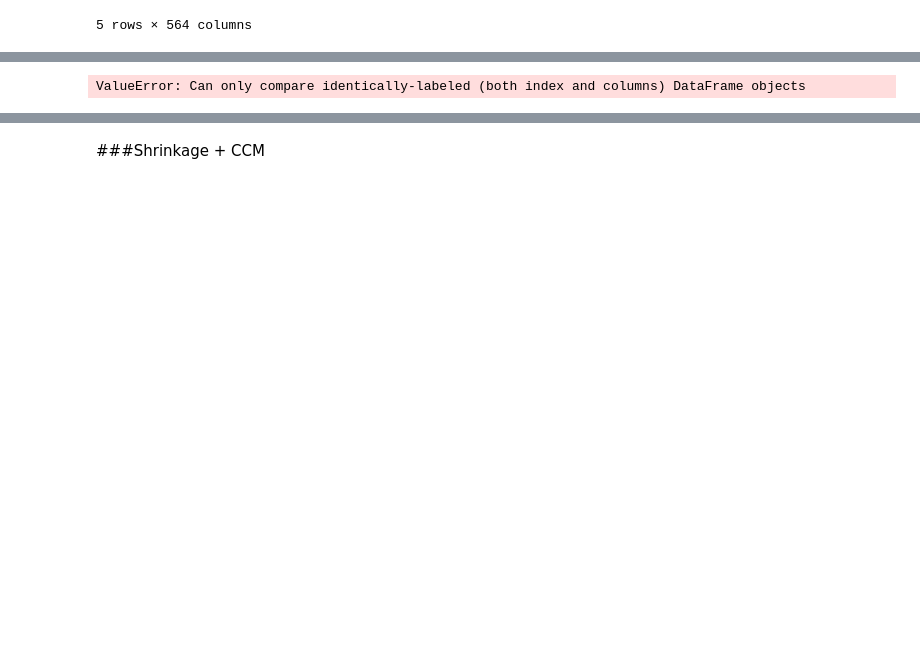
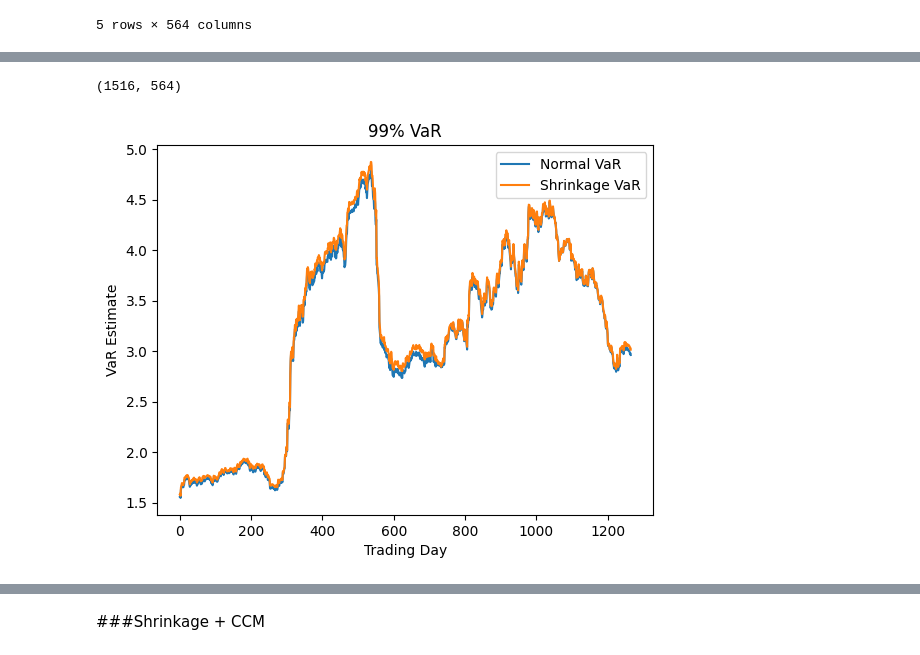
Before and after one commit to minhanhh1/MasterArbeitCode, a Jupyter notebook: SchätzungVaR.ipynb, the cells around one changed output, grey strips where cells are left out. Cells and saved outputs as stored; diff of their text form; code cells hidden in the pictures; blank space fills up the shorter version.

Commit message:
add function to estimate shrinkage VKM

```diff
--- a/SchätzungVaR.ipynb
+++ b/SchätzungVaR.ipynb
@@ -78,7 +73,6 @@ returns.head(5)
 # %%
 # Drop NA
 returns = returns.dropna()
-
 #Definiere Gewichte
 gewicht = 1/len(df.columns)
 
@@ -86,5 +80,5 @@ gewicht = 1/len(df.columns)
 sampleSize = len(returns)
 windowSize = 250
 testWindowSize = sampleSize-windowSize
-
-V = df[windowSize+1:len(df)]*gewicht
+print(testWindowSize)
+V = df[windowSize:len(df)]*gewicht
@@ -91,3 +107,7 @@ V = df[windowSize+1:len(df)]*gewicht
+# %%
+returns.shape
+# %% [output]
+(1516, 564)
 # %%
 #VaR Konfidenzniveau
 pVaR = 0.999
@@ -99,35 +120,45 @@ normalVaR = np.zeros(testWindowSize)
 # %%
 normalPortfolioSigmas = pd.DataFrame()
 normalVaR = pd.DataFrame()
+shrinkageVaR = pd.DataFrame()
 portfolioGewinnVerlust = pd.DataFrame()
 for t in range(testWindowSize):
     k = windowSize + t
 
     # Berechnen der Kovarianzmatrix
     df_test = df[t:k]
-    returnsData = returns[t:k]
+    returnsData = returns[t:k].reset_index(drop=True)
     covMatrix = np.cov(returnsData, rowvar=False)
-
+    shrinkage_cov = covCor(returnsData)
+    #print(shrinkage_cov.shape)
     # Berechnen der Standardabweichung der Portfolio-Renditen
-    v = V.iloc[t, :]
+    v = V.iloc[t, :].reset_index(drop=True)
     v_trans = v.T
-    sigma = np.sqrt(v@covMatrix@v_trans)
+    # Berechne Stichproben-VKM sigma
+    sigma = np.sqrt(v_trans@covMatrix@v)
     normalPortfolioSigmas.loc[t,'Sigma'] = sigma
-
-    # Speichern der VaR-Werte
-    normalVaR.loc[t,'VaR'] = zScore * sigma
-
+    # Berechne Shrinkage-VKA
+    sigmahat = np.sqrt(v_trans@shrinkage_cov@v)
+    #print(sigmahat.shape)
+    # Speichern der VaR-Werte mit normalen VKM
+    normalVaR.loc[t,'GV'] = zScore * sigma
+    # Speichern der VaR-Werte mit Shrinkage-VKM
+    shrinkageVaR.loc[t,'GV'] = zScore * sigmahat
     # Speichern der Gewinn-Verlust-Werte
     portfolioGewinnVerlust.loc[t,'GV'] = np.sum(returns.iloc[k, :] * v)
 
-# Plotten der VaR-Werte
-# plt.plot()
-# plt.plot(range(0, testWindowSize), normalVaR, label='Normal VaR')
-# plt.xlabel('Trading Day')
-# plt.ylabel('VaR Estimate')
-# plt.title('Normal 99% VaR')
-# plt.show()
+#Plotten der VaR-Werte
+plt.plot()
+plt.plot(range(0, testWindowSize), normalVaR, label='Normal VaR')
+plt.plot(range(0, testWindowSize), shrinkageVaR, label='Shrinkage VaR')
+plt.xlabel('Trading Day')
+plt.ylabel('VaR Estimate')
+plt.title('99% VaR')
+plt.legend()
+plt.show()
 #TODO: x-Achse die Datum angezeigen werden.
+# %% [output]
+[figure, added]
 # %%
 returns_testWindow = returns.iloc[250:]
 returns_testWindow.head(3)
@@ -152,9 +183,3 @@ returns_testWindow.head(3)
 # # Plot anzeigen
 # plt.tight_layout()  # Um sicherzustellen, dass die Labels nicht abgeschnitten werden
 # plt.show()
-# %%
-num_exceedances = np.sum(portfolioGewinnVerlust < -normalVaR)
-print(num_exceedances)
-type(num_exceedances)
-# %% [output]
-ValueError: Can only compare identically-labeled (both index and columns) DataFrame objects
```
Also changed, not shown: parts of 17 cells of this notebook.
